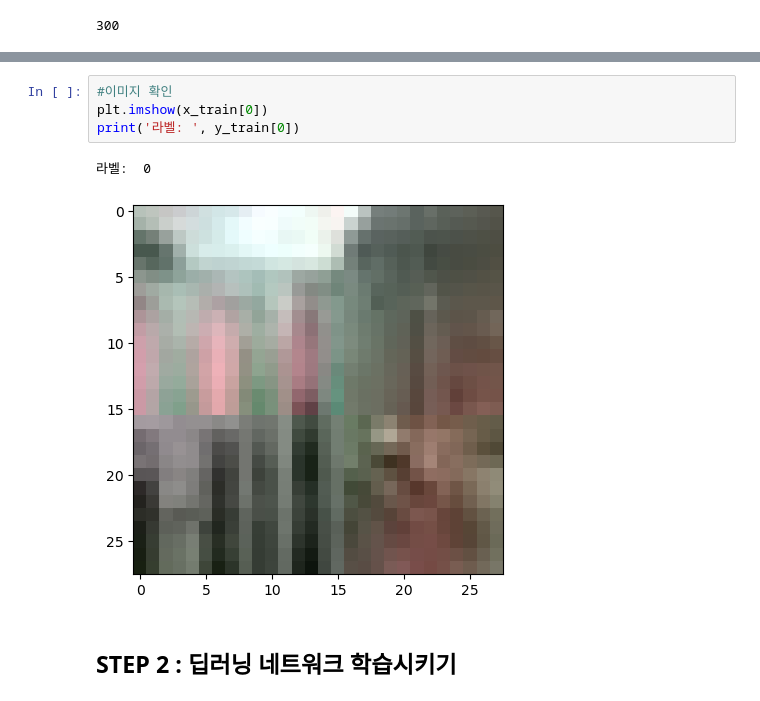
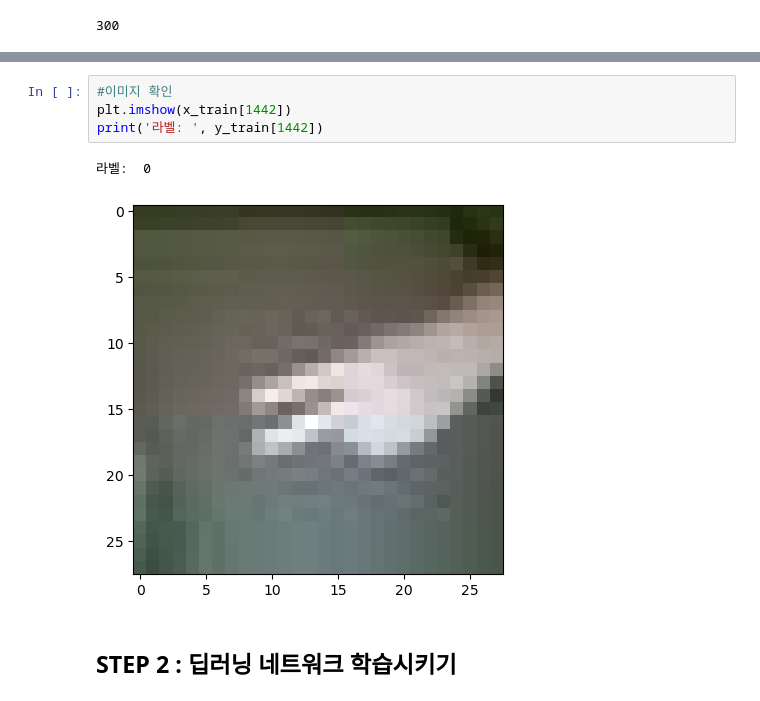
Before and after one commit to seuyon0101/aiffel, a Jupyter notebook: [E-05] 가위바위보.ipynb, the cells around one changed output, grey strips where cells are left out. Saved outputs shown, nothing was run; the diff lists cells and outputs as text.

```diff
--- a/[E-05] 가위바위보.ipynb
+++ b/[E-05] 가위바위보.ipynb
@@ -139,10 +128,10 @@ y_test shape: (1181,)
 # %%
 #이미지 확인
-plt.imshow(x_train[0])
-print('라벨: ', y_train[0])
+plt.imshow(x_train[1442])
+print('라벨: ', y_train[1442])
 # %% [output]
 라벨:  0
-[figure, old version]
+[figure, new version]
 # %% [markdown]
 ## STEP 2 : 딥러닝 네트워크 학습시키기
 # %%
```
Also changed, not shown: parts of 23 cells of this notebook.
